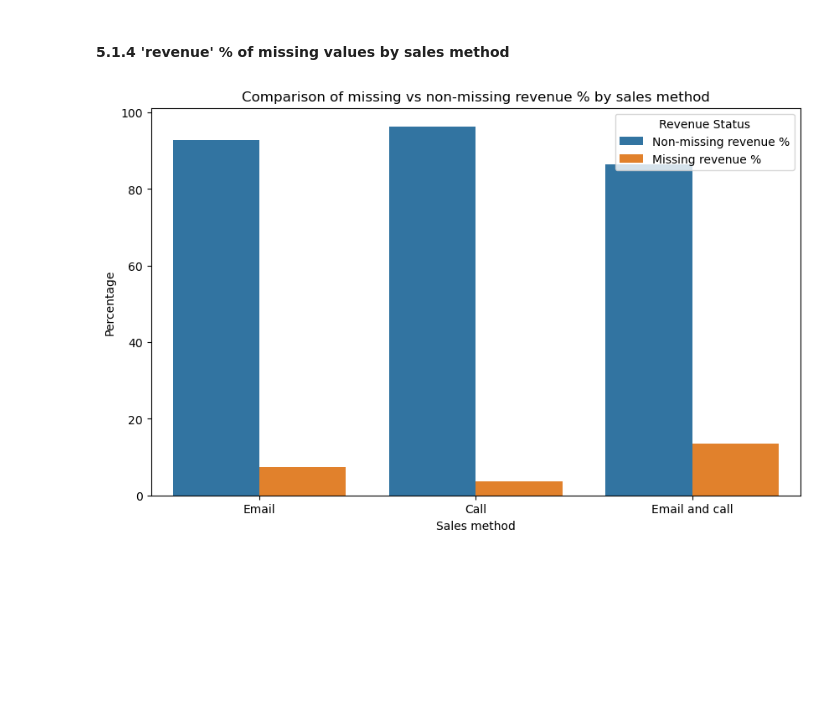
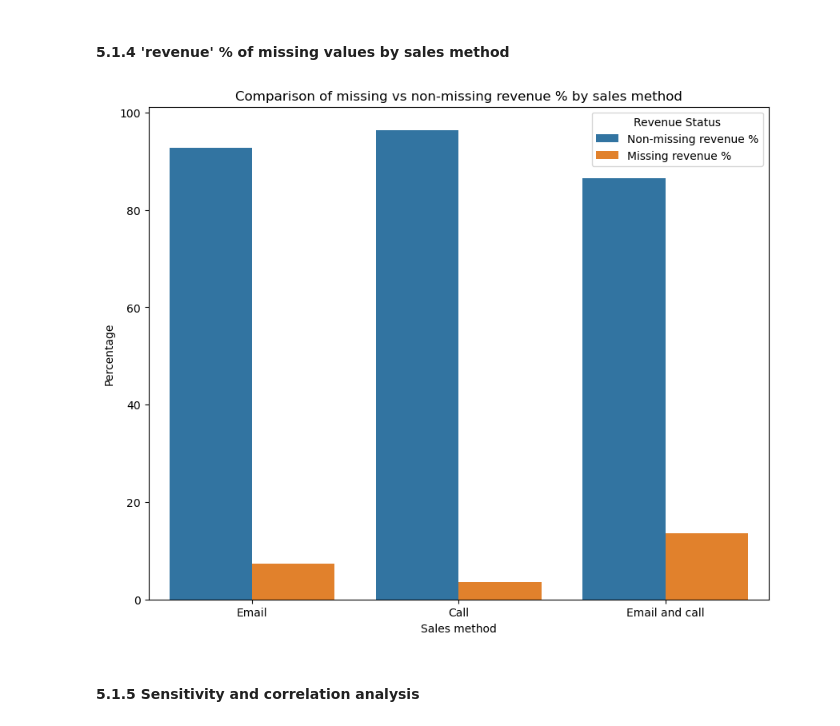
Before and after one commit to mikjf/datacamp_data_analyst_professional_python, a Jupyter notebook: exam_product_sales_analysis.ipynb, the cells around one changed output. Cells and saved outputs as stored; diff of their text form; code cells hidden in the pictures; blank space fills up the shorter version.

```diff
--- a/exam_product_sales_analysis.ipynb
+++ b/exam_product_sales_analysis.ipynb
@@ -619,25 +626,25 @@ plt.show()
 # %%
 # Using the existing variables to create a plot showing the percentage of missing vs non-missing revenue values
 
 # Calculating the total occurrences for non-missing values by subtracting missing from total occurrences
 non_missing_sales_method = total_sales_method - missing_sales_method
 
 # Calculating percentages for missing and non-missing values
 sales_method_df['Non-missing revenue %'] = (non_missing_sales_method / total_sales_method) * 100
 sales_method_df['Missing revenue %'] = (missing_sales_method / total_sales_method) * 100
 
 # Preparing the data for plotting
 percentage_df = sales_method_df[['Non-missing revenue %', 'Missing revenue %']]
 percentage_df = percentage_df.reset_index()
 percentage_df_melted = percentage_df.melt(id_vars='index', var_name='Revenue Status', value_name='Percentage')
 
 # Creating the bar plot
-plt.figure(figsize=(10, 6))
+plt.figure(figsize=(10, 8))
 sns.barplot(x='index', y='Percentage', hue='Revenue Status', data=percentage_df_melted)
 plt.title('Comparison of missing vs non-missing revenue % by sales method')
 plt.xlabel('Sales method')
 plt.ylabel('Percentage')
 plt.xticks(rotation=0)
 plt.show()
 # %% [output]
-[figure, old version]
+[figure, new version]
@@ -645,0 +651,2 @@ plt.show()
+# %% [markdown]
+#### 5.1.5 Sensitivity and correlation analysis
```
Also changed, not shown: parts of 25 cells of this notebook.
